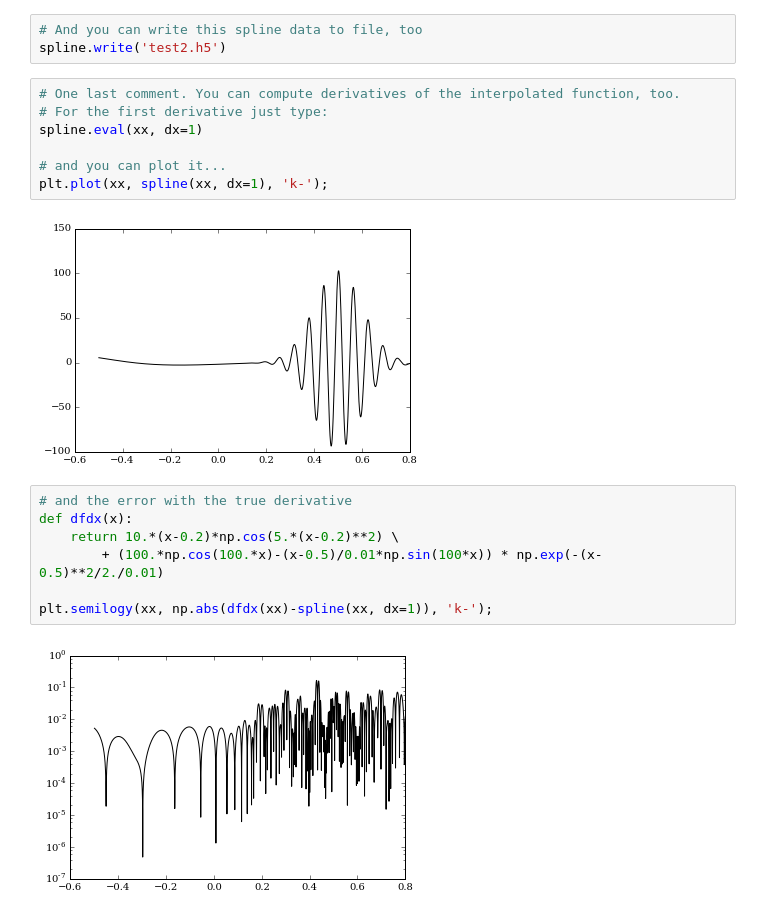
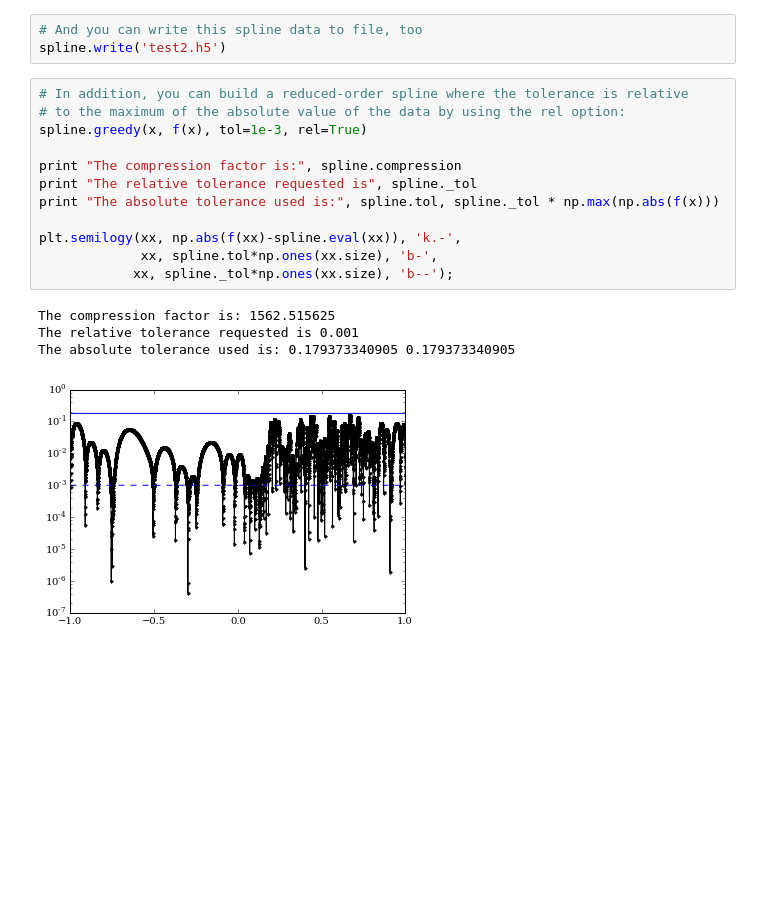
Before and after one commit to crgalley/romspline, a Jupyter notebook: romSpline_example.ipynb, the cells around one changed output. Cells and saved outputs as stored; diff of their text form; blank space fills up the shorter version.

```diff
--- a/romSpline_example.ipynb
+++ b/romSpline_example.ipynb
@@ -110,21 +122,20 @@ plt.ylim(1e-8, 1e-2);
 # %%
 # And you can write this spline data to file, too
 spline.write('test2.h5')
-# %%
-# One last comment. You can compute derivatives of the interpolated function, too.
-# For the first derivative just type:
-spline.eval(xx, dx=1)
-
-# and you can plot it...
-plt.plot(xx, spline(xx, dx=1), 'k-');
-# %% [output]
-[figure, removed]
-# %%
-# and the error with the true derivative
-def dfdx(x):
-    return 10.*(x-0.2)*np.cos(5.*(x-0.2)**2) \
-        + (100.*np.cos(100.*x)-(x-0.5)/0.01*np.sin(100*x)) * np.exp(-(x-0.5)**2/2./0.01)
-
-plt.semilogy(xx, np.abs(dfdx(xx)-spline(xx, dx=1)), 'k-');
-# %% [output]
-[figure, removed]
+# %%
+# In addition, you can build a reduced-order spline where the tolerance is relative
+# to the maximum of the absolute value of the data by using the rel option:
+spline.greedy(x, f(x), tol=1e-3, rel=True)
+
+print "The compression factor is:", spline.compression
+print "The relative tolerance requested is", spline._tol
+print "The absolute tolerance used is:", spline.tol, spline._tol * np.max(np.abs(f(x)))
+
+plt.semilogy(xx, np.abs(f(xx)-spline.eval(xx)), 'k.-',
+             xx, spline.tol*np.ones(xx.size), 'b-',
+            xx, spline._tol*np.ones(xx.size), 'b--');
+# %% [output]
+The compression factor is: 1562.515625
+The relative tolerance requested is 0.001
+The absolute tolerance used is: 0.179373340905 0.179373340905
+[figure, added]
```
Also changed, not shown: parts of 13 cells of this notebook.
